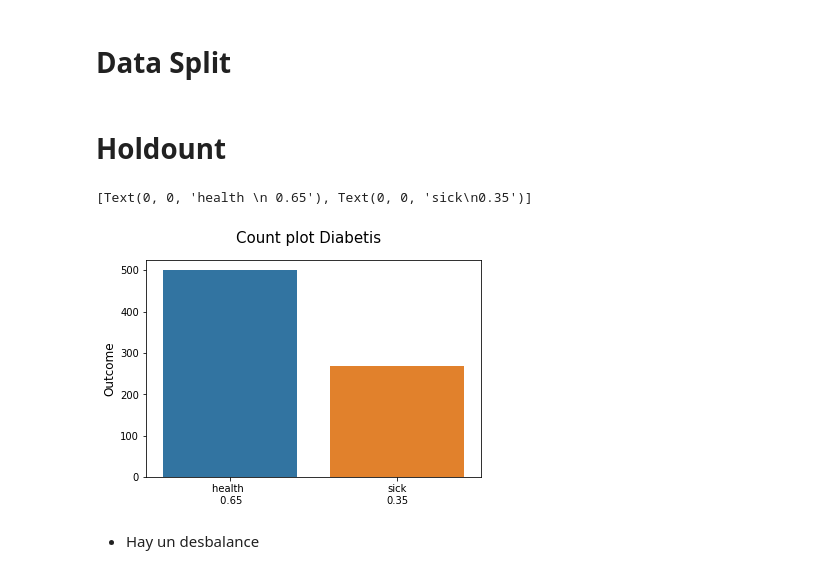
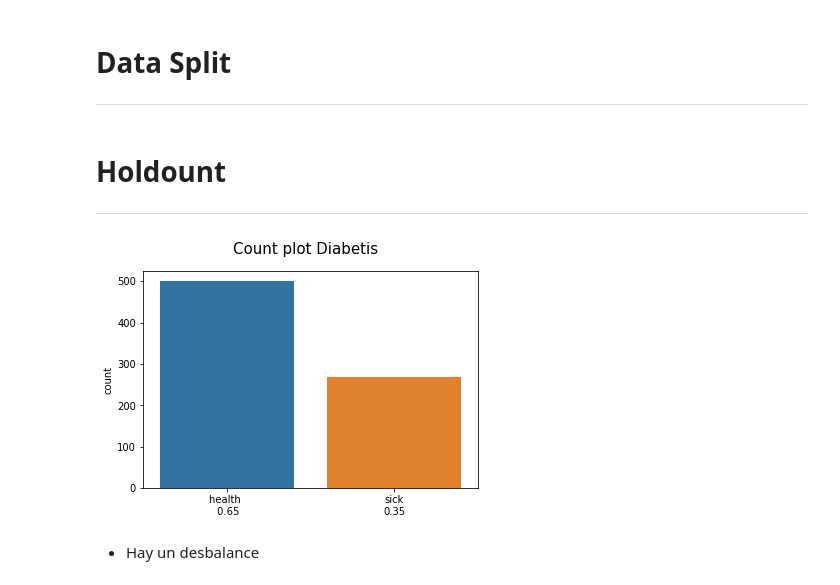
Before and after one commit to Kaiziferr/deep_learning, a Jupyter notebook: multilayer_perceptron/01_workshop_evaluate_model.ipynb, the cells around one changed output. Drawn from its saved outputs; the diff is of its cells as text; code cells hidden in the pictures.

```diff
--- a/multilayer_perceptron/01_workshop_evaluate_model.ipynb
+++ b/multilayer_perceptron/01_workshop_evaluate_model.ipynb
@@ -17,6 +17,7 @@ from sklearn import metrics
 data = pd.read_csv('https://raw.githubusercontent.com/Kaiziferr/Deep_Learning_Workshop/master/workshop_keras_sklearn_introduction/diabetes.csv')
 data_values = data.values
 # %% [markdown]
-# Data Split
+# **Data Split**
+---
 # %%
 X = data_values[:, 0:8]
@@ -24,3 +25,4 @@ y = data_values[:,8]
 # %% [markdown]
-# Holdount
+# **Holdount**
+---
 # %%
@@ -28,16 +30,15 @@ X_train, X_test, y_train, y_test = train_test_split(X, y, test_size = 0.3, rando
 # %%
-fig, ax = plt.subplots(figsize = (6,4))
+fig, ax = plt.subplots(figsize = (6, 4))
 fig.suptitle('Count plot Diabetis', fontsize = 15)
-sns.countplot(x=data_values[:,8], ax = ax)
-ax.set_ylabel('Outcome', size = 12)
+sns.countplot(x = data_values[:,8], ax = ax)
 _, data_target = np.unique(data_values[:,8], return_counts = True)
 len_data = data_values.shape[0]
 pe = '{0:.2f}'.format(data_target[1]/len_data)
 ps = '{0:.2f}'.format(data_target[0]/len_data)
 ax.set_xticklabels([f'health \n {ps}', f'sick\n{pe}'])
+fig.show()
 # %% [output]
-[Text(0, 0, 'health \n 0.65'), Text(0, 0, 'sick\n0.35')]
-[figure, old version]
+[figure, new version]
 # %% [markdown]
 - Hay un desbalance
 # %%
```
Also changed, not shown: parts of 25 cells of this notebook.
